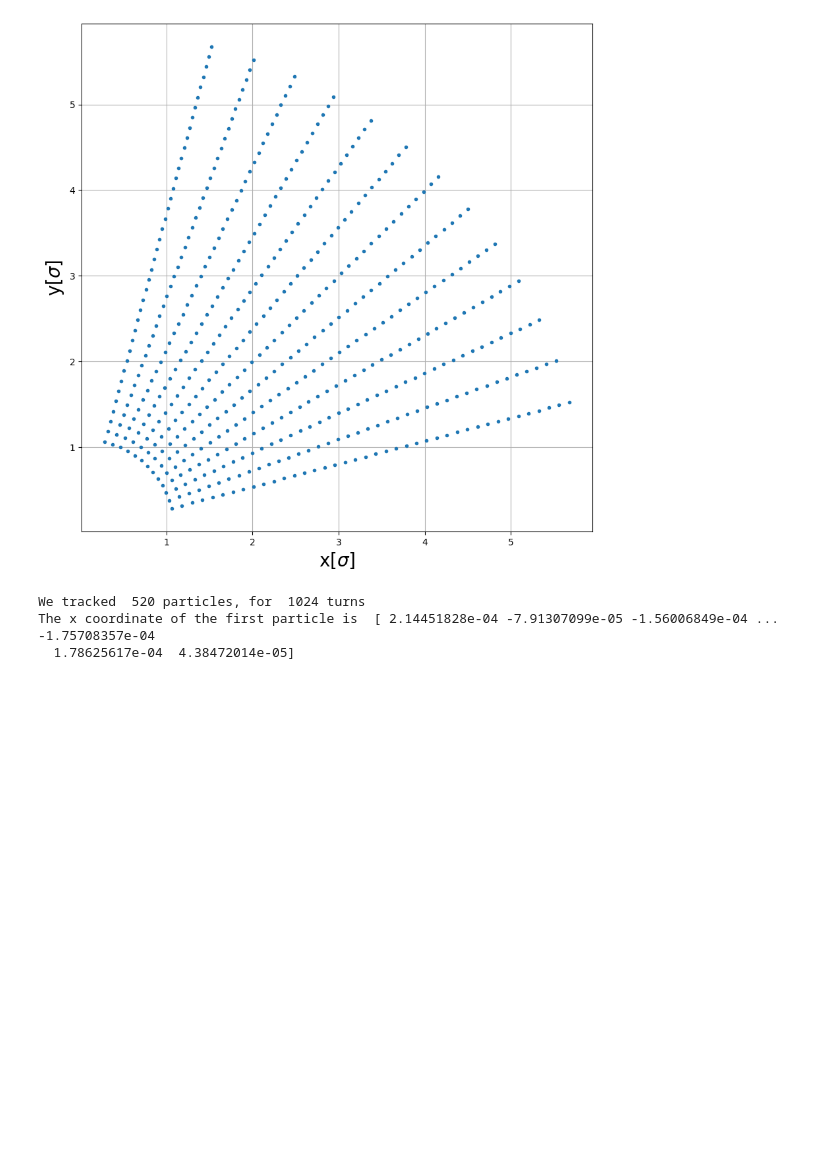
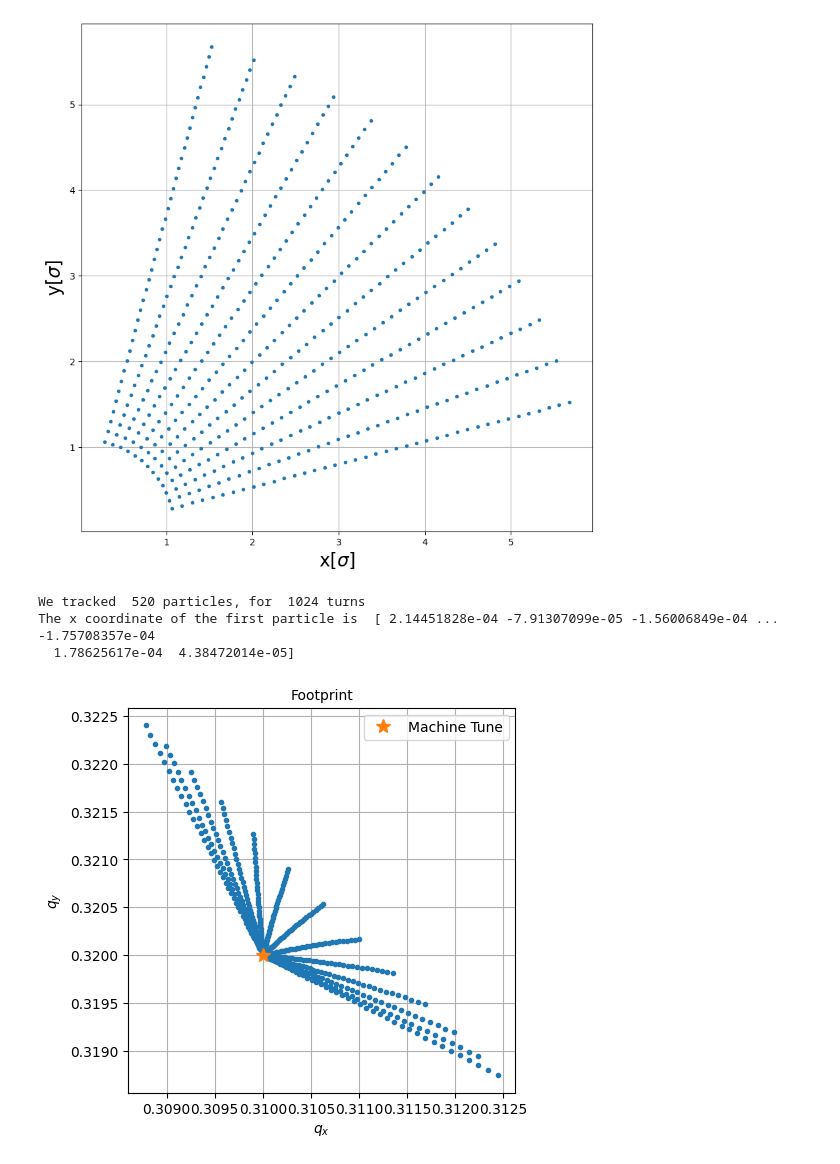
Before and after one commit to andreafornara/Tutorial, a Jupyter notebook: examples/002_footprint.ipynb, the cells around one changed output. Saved outputs shown, nothing was run; the diff lists cells and outputs as text; code cells hidden in the pictures; blank space fills up the shorter version.

```diff
--- a/examples/002_footprint.ipynb
+++ b/examples/002_footprint.ipynb
@@ -102,31 +102,36 @@ collider['lhcb1'].track(particles, num_turns=n_turns,
 # %%
 # We retrieve the turn by turn data
 print('We tracked ',np.shape(collider['lhcb1'].record_last_track.x)[0],
       'particles, for ', np.shape(collider['lhcb1'].record_last_track.x)[1], 'turns')
 x = collider['lhcb1'].record_last_track.x
 y = collider['lhcb1'].record_last_track.y
 # We can print the values of the coordinates for the first particle
 print('The x coordinate of the first particle is ', x[0,:])
+# %%
+
+
 # We can now compute the tunes with the NAFF algorithm
-# qx_i = []
-# qy_i = []
-# for ii in range(len(x)):
-#     qx_i.append(NAFFlib.get_tune(x[ii,:]))
-#     qy_i.append(NAFFlib.get_tune(y[ii,:]))
-# qx_i = np.array(qx_i)
-# qy_i = np.array(qy_i)
-# # plot the tunes
-# fig, ax = plt.subplots(figsize=(5, 5))
-# plt.plot(qx_i, qy_i, '.')
-# #plot a star at twiss_b1["mux"][-1] and twiss_b1["muy"][-1]
-# plt.plot(twiss_b1["mux"][-1]%1, twiss_b1["muy"][-1]%1, '*', markersize = 10, label = 'Machine Tune')
-# plt.xlabel(r'$q_x$', size = 10)
-# plt.ylabel(r'$q_y$', size = 10)
-# plt.legend(fontsize = 10)
-# plt.title('Footprint', size = 10)
-# plt.grid()
+qx_i = []
+qy_i = []
+for ii in range(len(x)):
+    qx_i.append(pnf.naff(x[ii,:], turns=n_turns, nterms=1, skipTurns=0, getFullSpectrum=False, window=1)[0][1])
+    qy_i.append(pnf.naff(y[ii,:], turns=n_turns, nterms=1, skipTurns=0, getFullSpectrum=False, window=1)[0][1])
+qx_i = np.array(qx_i)
+qy_i = np.array(qy_i)
+# plot the tunes
+fig, ax = plt.subplots(figsize=(5, 5))
+plt.plot(qx_i, qy_i, '.')
+#plot a star at twiss_b1["mux"][-1] and twiss_b1["muy"][-1]
+plt.plot(twiss_b1["mux"][-1]%1, twiss_b1["muy"][-1]%1, '*', markersize = 10, label = 'Machine Tune')
+plt.xlabel(r'$q_x$', size = 10)
+plt.ylabel(r'$q_y$', size = 10)
+plt.legend(fontsize = 10)
+plt.title('Footprint', size = 10)
+plt.grid()
 #Now repeat the exercise for an octupolar current of -250 A!
+# %%
 # %% [output]
 We tracked  520 particles, for  1024 turns
 The x coordinate of the first particle is  [ 2.14451828e-04 -7.91307099e-05 -1.56006849e-04 ... -1.75708357e-04
   1.78625617e-04  4.38472014e-05]
+[figure, added]
```
Also changed, not shown: parts of 1 cell of this notebook, 2 other files.
